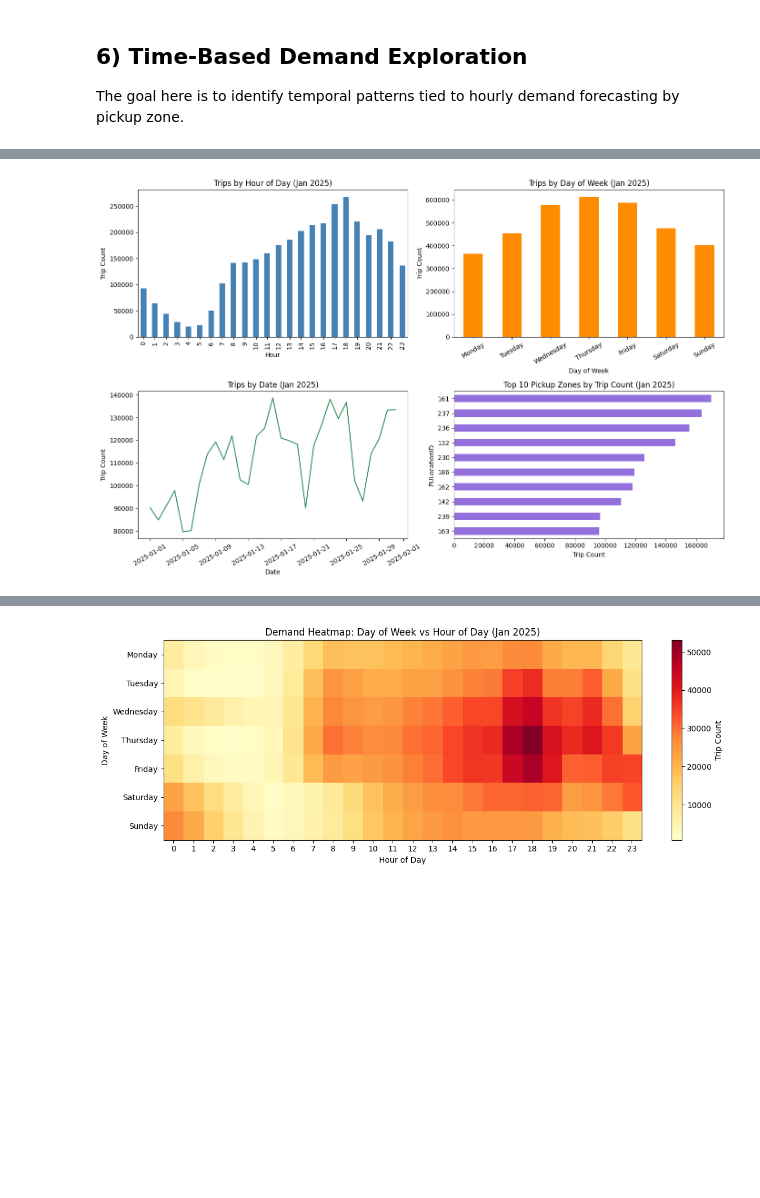
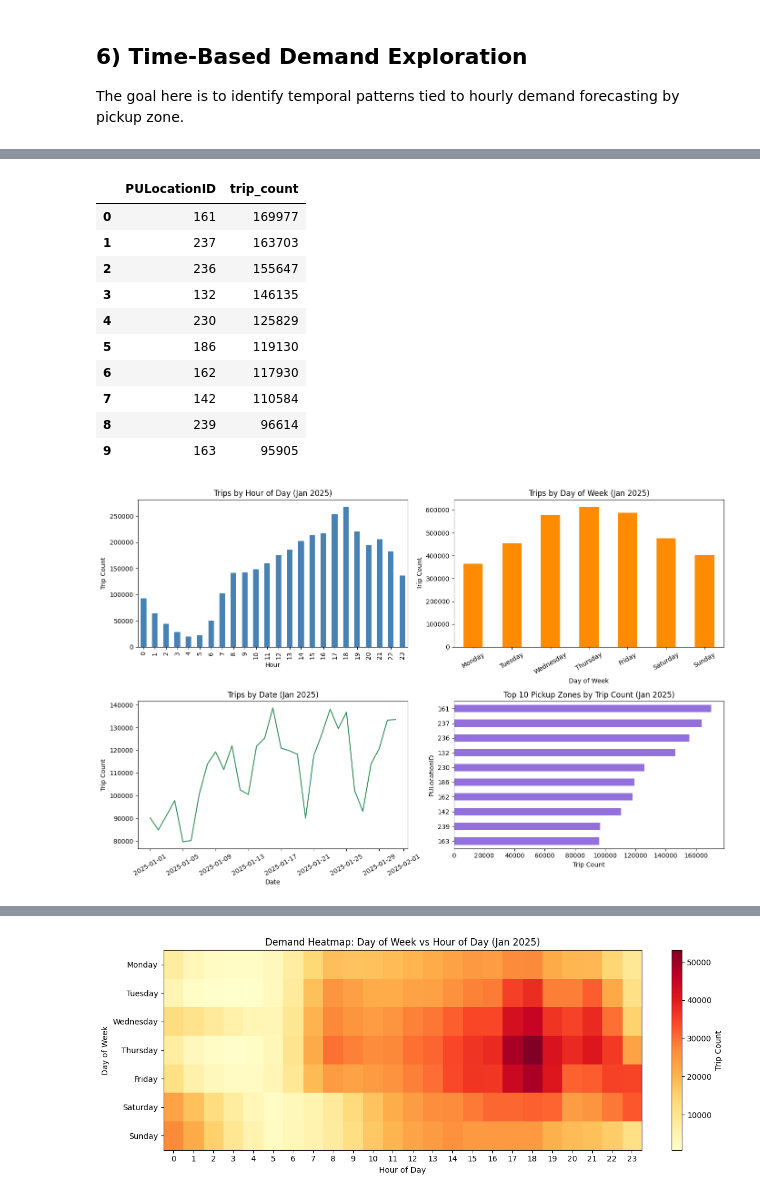
Before and after one commit to QuinnEvans34/aml-demandcast, a Jupyter notebook: notebooks/01_initial_exploration.ipynb, the cells around one changed output, grey strips where cells are left out. Drawn from its saved outputs; the diff is of its cells as text; code cells hidden in the pictures; blank space fills up the shorter version.

```diff
--- a/notebooks/01_initial_exploration.ipynb
+++ b/notebooks/01_initial_exploration.ipynb
@@ -236,9 +397,18 @@ df_jan = df_raw[
     & (df_raw['tpep_pickup_datetime'] < jan_end)
 ].copy()
 
+# Working-frame derived feature (kept separate from raw file facts)
+df_jan['trip_duration_min'] = (
+    (df_jan['tpep_dropoff_datetime'] - df_jan['tpep_pickup_datetime']).dt.total_seconds() / 60
+)
+WORK_ROWS, WORK_COLS = df_jan.shape
+
+rows_outside_jan = RAW_ROWS - len(df_jan)
+
 print('Raw pickup range:', pickup_min, 'to', pickup_max)
-print('Raw rows:', len(df_raw))
+print(f'Raw file rows: {RAW_ROWS:,}')
 print('January-only rows:', len(df_jan))
-print('Rows excluded outside Jan 2025:', len(df_raw) - len(df_jan))
+print('Rows excluded outside Jan 2025:', rows_outside_jan)
+print(f'Working dataframe shape after initial derived columns: ({WORK_ROWS:,}, {WORK_COLS})')
 # %% [output]
 Raw pickup range: 2024-12-31 20:47:55 to 2025-02-01 00:00:44
@@ -315,10 +495,67 @@ df_jan['pickup_day_name'] = pd.Categorical(
 )
 df_jan['pickup_date'] = df_jan['tpep_pickup_datetime'].dt.date
 
+WORK_ROWS, WORK_COLS = df_jan.shape
+print(f'Working dataframe shape after temporal derived columns: ({WORK_ROWS:,}, {WORK_COLS})')
+
+ZONE_LOOKUP_PATH = Path('../data/taxi_zone_lookup.csv')
+zone_lookup_available = False
+zone_lookup_df = None
+if ZONE_LOOKUP_PATH.exists():
+    zone_lookup_df = pd.read_csv(ZONE_LOOKUP_PATH)
+    required_cols = {'LocationID', 'Zone', 'Borough'}
+    if required_cols.issubset(zone_lookup_df.columns):
+        zone_lookup_available = True
+    else:
+        print(
+            'Zone lookup file found but missing required columns '
+            f"{sorted(required_cols)}; continuing with numeric PULocationID only."
+        )
+else:
+    print('Zone lookup file not found at ../data/taxi_zone_lookup.csv. Map zone IDs to TLC zone names/boroughs later for interpretability.')
+
 trips_by_hour = df_jan.groupby('pickup_hour_of_day').size()
 trips_by_day = df_jan.groupby('pickup_day_name', observed=True).size()
 trips_by_date = df_jan.groupby('pickup_date').size()
-top_pickup_zones = df_jan['PULocationID'].value_counts().head(10)
+
+top_pickup_zones = (
+    df_jan['PULocationID']
+    .value_counts()
+    .rename_axis('PULocationID')
+    .reset_index(name='trip_count')
+    .head(10)
+)
+
+if zone_lookup_available:
+    top_pickup_zones_display = top_pickup_zones.merge(
+        zone_lookup_df[['LocationID', 'Zone', 'Borough']],
+        left_on='PULocationID',
+        right_on='LocationID',
+        how='left',
+    )
+    top_pickup_zones_display = top_pickup_zones_display[
+        ['PULocationID', 'Zone', 'Borough', 'trip_count']
+    ]
+else:
+    top_pickup_zones_display = top_pickup_zones.copy()
+
+print('Top pickup zones (Jan 2025):')
+display(top_pickup_zones_display)
+
+top_hour_of_day = int(trips_by_hour.idxmax())
+top_hour_count = int(trips_by_hour.max())
+top_hour_share = top_hour_count / len(df_jan) * 100
+
+top_pickup_zone_id = int(top_pickup_zones.iloc[0]['PULocationID'])
+top_pickup_zone_count = int(top_pickup_zones.iloc[0]['trip_count'])
+top_pickup_zone_share = top_pickup_zone_count / len(df_jan) * 100
+
+plot_labels = (
+    top_pickup_zones_display['PULocationID'].astype(str)
+    if not zone_lookup_available
+    else top_pickup_zones_display['Zone'].fillna(top_pickup_zones_display['PULocationID'].astype(str))
+)
+plot_values = top_pickup_zones_display['trip_count']
 
 fig, axes = plt.subplots(2, 2, figsize=(14, 9))
 
@@ -339,12 +576,22 @@ axes[1, 0].set_xlabel('Date')
 axes[1, 0].set_ylabel('Trip Count')
 axes[1, 0].tick_params(axis='x', rotation=30)
 
-(top_pickup_zones.sort_values(ascending=True)
- .plot(kind='barh', ax=axes[1, 1], color='mediumpurple'))
+pd.Series(plot_values.values, index=plot_labels).sort_values(ascending=True).plot(
+    kind='barh', ax=axes[1, 1], color='mediumpurple'
+)
 axes[1, 1].set_title('Top 10 Pickup Zones by Trip Count (Jan 2025)')
 axes[1, 1].set_xlabel('Trip Count')
-axes[1, 1].set_ylabel('PULocationID')
+axes[1, 1].set_ylabel('Zone' if zone_lookup_available else 'PULocationID')
 
 plt.tight_layout()
 plt.show()
+
+print(
+    f'Peak pickup hour-of-day: {top_hour_of_day:02d}:00 '
+    f'({top_hour_count:,} trips, {top_hour_share:.2f}% of January trips).'
+)
+print(
+    f'Top pickup zone: {top_pickup_zone_id} '
+    f'({top_pickup_zone_count:,} trips, {top_pickup_zone_share:.2f}% of January trips).'
+)
 # %% [output]
@@ -351 +601,12 @@ plt.show()
+|  | PULocationID | trip_count |
+| 0 | 161 | 169977 |
+| 1 | 237 | 163703 |
+| 2 | 236 | 155647 |
+| 3 | 132 | 146135 |
+| 4 | 230 | 125829 |
+| 5 | 186 | 119130 |
+| 6 | 162 | 117930 |
+| 7 | 142 | 110584 |
+| 8 | 239 | 96614 |
+| 9 | 163 | 95905 |
 [figure]
```
Also changed, not shown: parts of 18 cells of this notebook, 8 other files.
